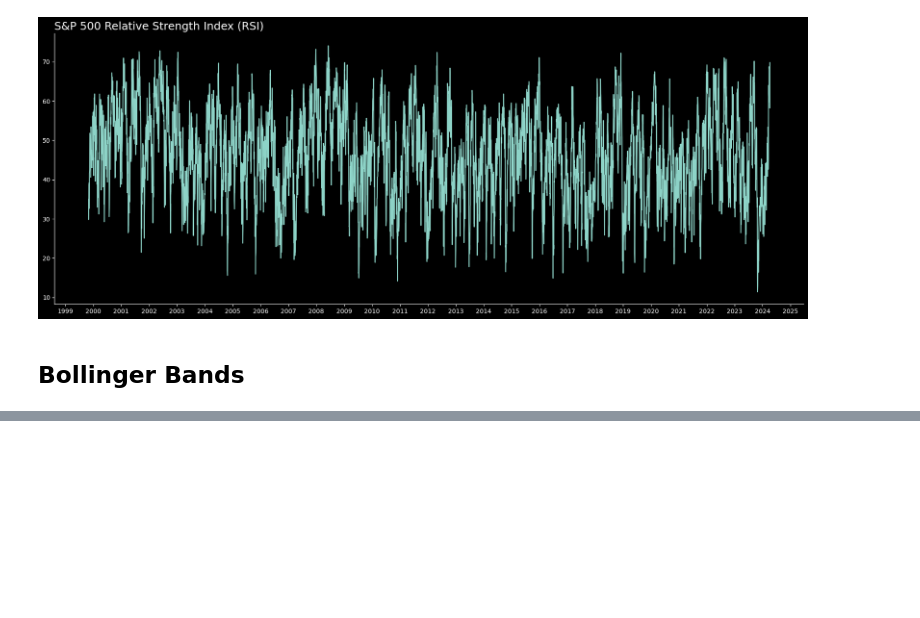
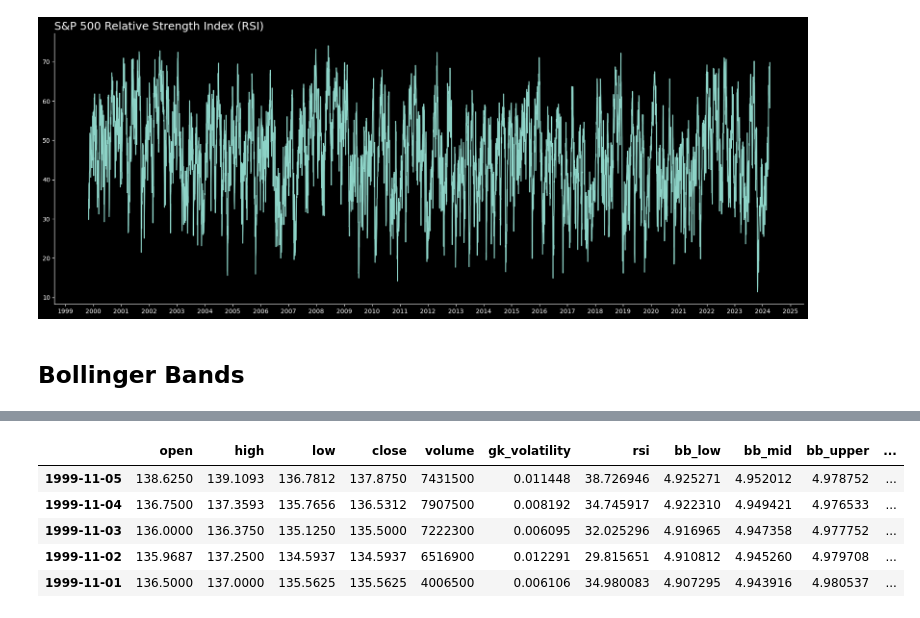
Before and after one commit to a-elgohary/algorithmic_trading, a Jupyter notebook: algorithmic_trading.ipynb, the cells around one changed output, grey strips where cells are left out. Cells and saved outputs as stored; diff of their text form; code cells hidden in the pictures; blank space fills up the shorter version.

Commit message:
Calculated/Scaled and normalized BBands and ATR

```diff
--- a/algorithmic_trading.ipynb
+++ b/algorithmic_trading.ipynb
@@ -298,0 +314,29 @@ plt.show();
+# %%
+# Scale the close price and calculate BBands with a 20-period and 2 std
+bollinger_bands = ta.bbands(close=np.log1p(df_spy['close']),
+                            length=20,
+                            std=2)
+
+# Names dict
+bb_names = {"BBL_20_2.0": "bb_low",
+            "BBM_20_2.0": "bb_mid",
+            "BBU_20_2.0": "bb_upper",
+            "BBB_20_2.0": "bb_basis",
+            "BBP_20_2.0": "bb_percentage"
+            }
+
+# Rename cols
+bollinger_bands.rename(columns=bb_names, inplace=True)
+
+# Join BBands data to df_spy
+df_spy = pd.concat([df_spy, bollinger_bands], axis= 1)
+
+
+df_spy.tail()
+# %% [output]
+|  | open | high | low | close | volume | gk_volatility | rsi | bb_low | bb_mid | bb_upper | ... |
+| 1999-11-05 | 138.6250 | 139.1093 | 136.7812 | 137.8750 | 7431500 | 0.011448 | 38.726946 | 4.925271 | 4.952012 | 4.978752 | ... |
+| 1999-11-04 | 136.7500 | 137.3593 | 135.7656 | 136.5312 | 7907500 | 0.008192 | 34.745917 | 4.922310 | 4.949421 | 4.976533 | ... |
+| 1999-11-03 | 136.0000 | 136.3750 | 135.1250 | 135.5000 | 7222300 | 0.006095 | 32.025296 | 4.916965 | 4.947358 | 4.977752 | ... |
+| 1999-11-02 | 135.9687 | 137.2500 | 134.5937 | 134.5937 | 6516900 | 0.012291 | 29.815651 | 4.910812 | 4.945260 | 4.979708 | ... |
+| 1999-11-01 | 136.5000 | 137.0000 | 135.5625 | 135.5625 | 4006500 | 0.006106 | 34.980083 | 4.907295 | 4.943916 | 4.980537 | ... |
```
Also changed, not shown: parts of 13 cells of this notebook.
